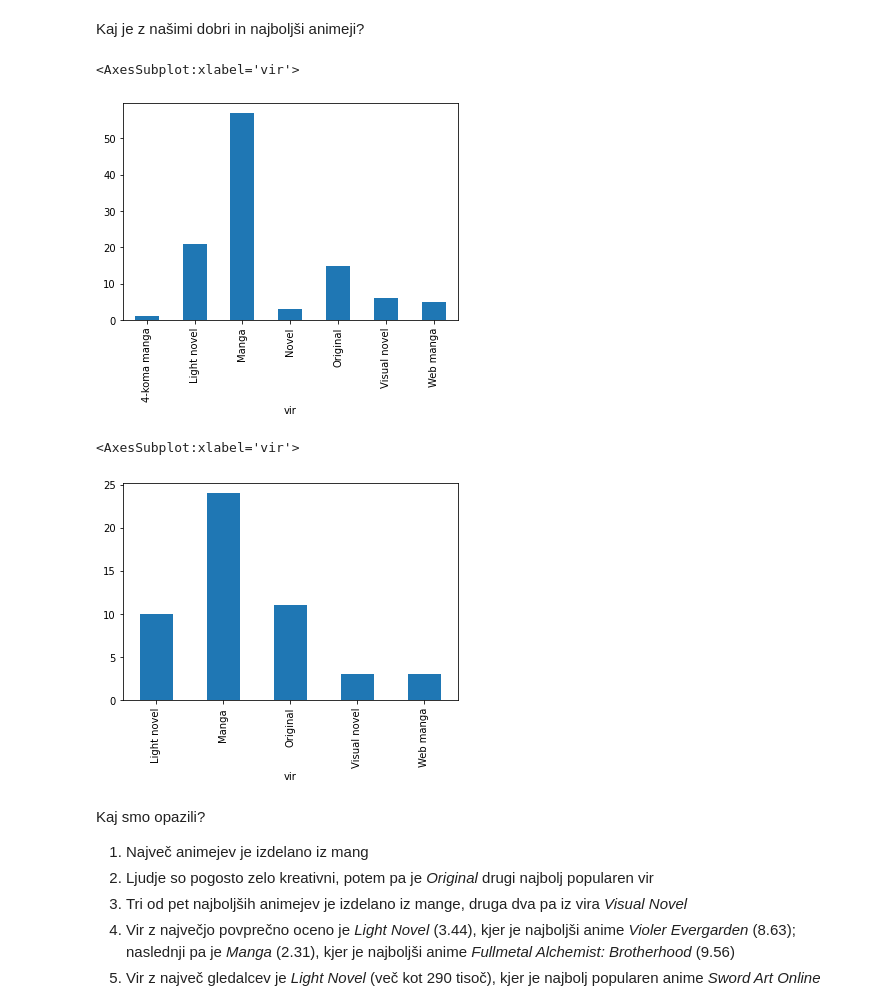
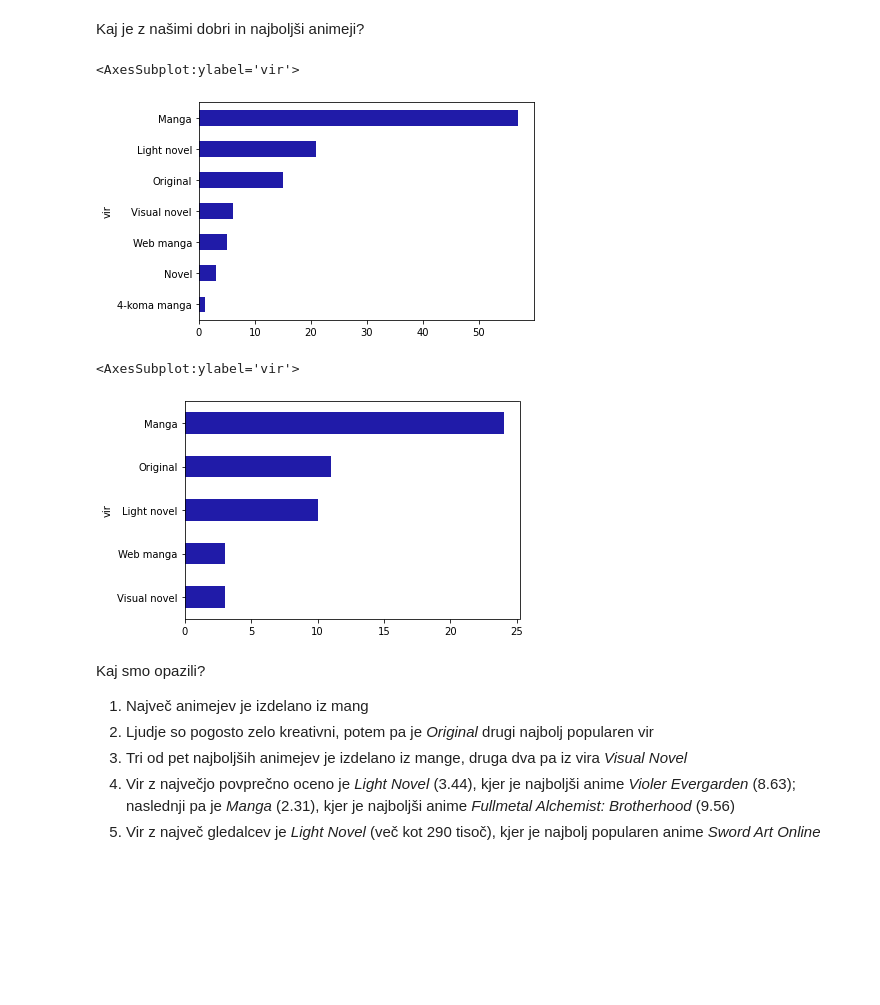
Before and after one commit to Teodora-Cvetkovic/Anime-filmi-in-serije, a Jupyter notebook: Anime_serije.ipynb, the cells around one changed output. Cells and saved outputs as stored; diff of their text form; code cells hidden in the pictures; blank space fills up the shorter version.

```diff
--- a/Anime_serije.ipynb
+++ b/Anime_serije.ipynb
@@ -493,15 +493,15 @@ for vir in animeji_in_viri:
 # %% [markdown]
 Kaj je z našimi dobri in najboljši animeji?
 # %%
-novi_dobri_animeji.groupby('vir').size().plot.bar()
+novi_dobri_animeji.groupby('vir').size().sort_values().plot.barh(color='#201ba8')
 # %% [output]
-<AxesSubplot:xlabel='vir'>
+<AxesSubplot:ylabel='vir'>
-[figure, old version]
+[figure, new version]
 # %%
-najboljsi_animeji.groupby('vir').size().plot.bar()
+najboljsi_animeji.groupby('vir').size().sort_values().plot.barh(color='#201ba8')
 # %% [output]
-<AxesSubplot:xlabel='vir'>
+<AxesSubplot:ylabel='vir'>
-[figure, old version]
+[figure, new version]
 # %% [markdown]
 Kaj smo opazili?
 1. Največ animejev je izdelano iz mang
```
Also changed, not shown: parts of 46 cells of this notebook, 1 other file.
